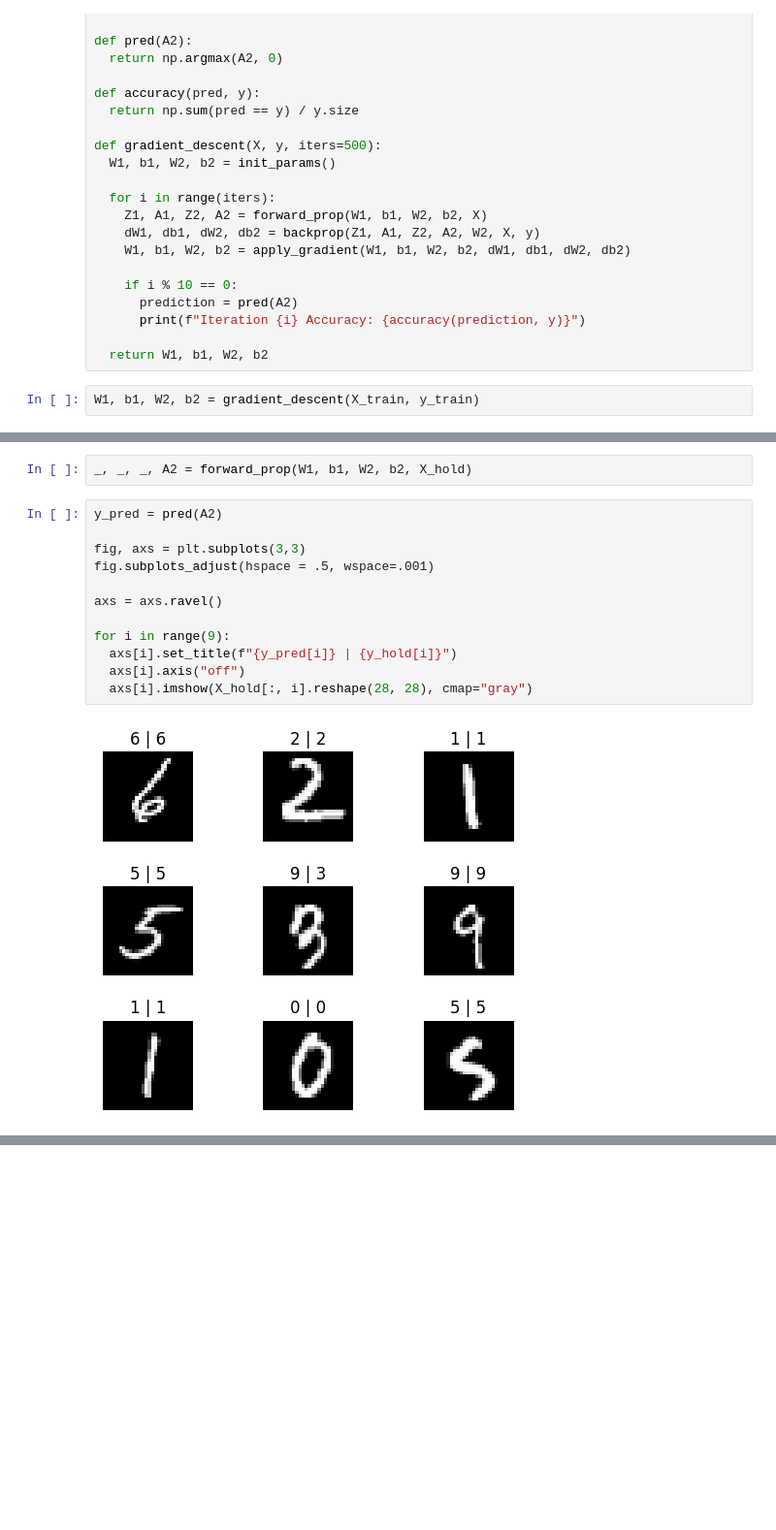
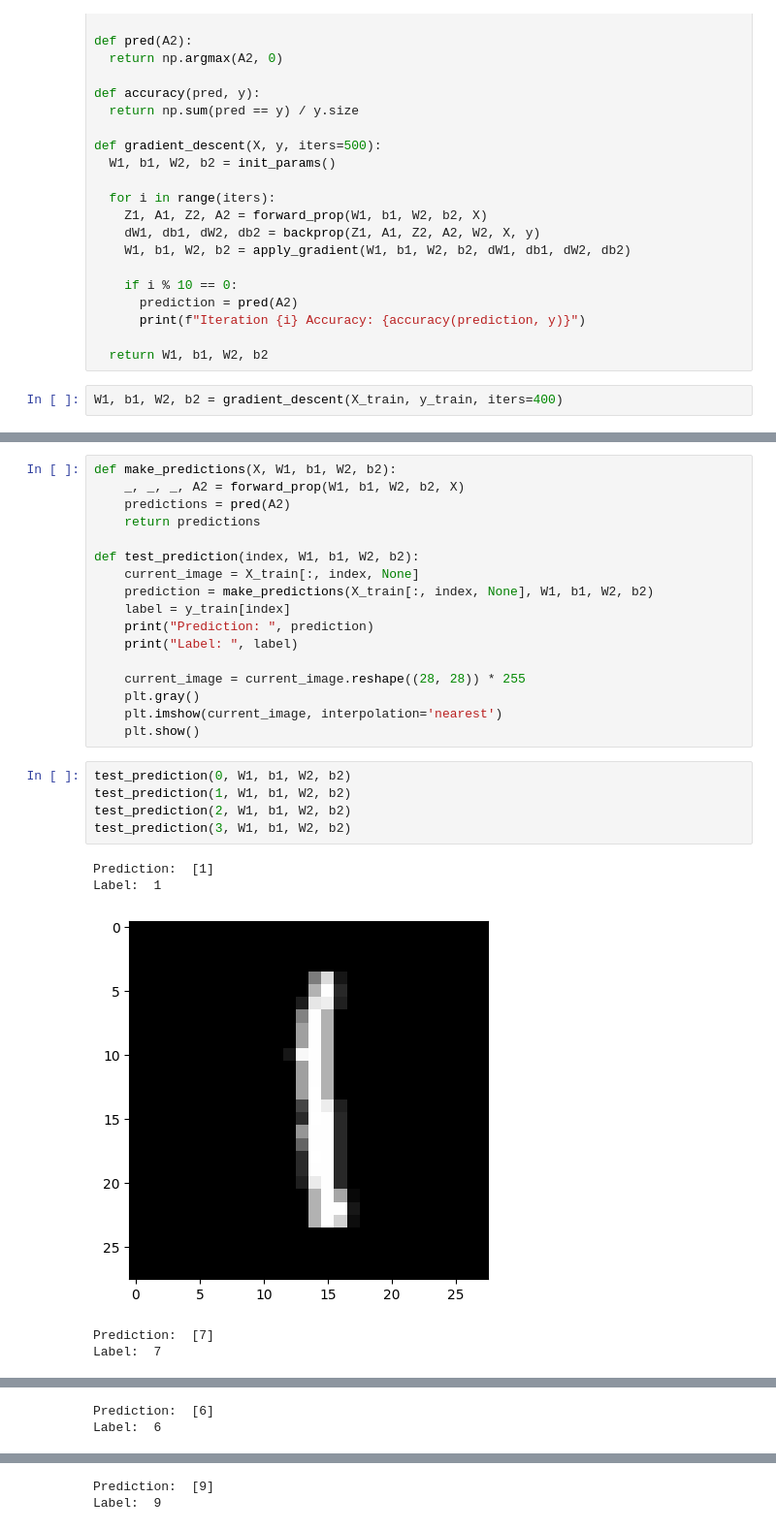
Before and after one commit to Venchislaw/LearningAI, a Jupyter notebook: Experiments/MNIST from scratch/Neural_Network_from_scratch.ipynb, the cells around one changed output, grey strips where cells are left out. Shown: that part at 97% size. Drawn from its saved outputs; the diff is of its cells as text; blank space fills up the shorter version.

```diff
--- a/Experiments/MNIST from scratch/Neural_Network_from_scratch.ipynb
+++ b/Experiments/MNIST from scratch/Neural_Network_from_scratch.ipynb
@@ -120,5 +120,5 @@ def gradient_descent(X, y, iters=500):
 
   return W1, b1, W2, b2
 # %%
-W1, b1, W2, b2 = gradient_descent(X_train, y_train)
+W1, b1, W2, b2 = gradient_descent(X_train, y_train, iters=400)
 # %% [output]
@@ -142,16 +142,28 @@ Iteration 490 Accuracy: 0.8224390243902439
-# %%
-_, _, _, A2 = forward_prop(W1, b1, W2, b2, X_hold)
-# %%
-y_pred = pred(A2)
-
-fig, axs = plt.subplots(3,3)
-fig.subplots_adjust(hspace = .5, wspace=.001)
-
-axs = axs.ravel()
-
-for i in range(9):
-  axs[i].set_title(f"{y_pred[i]} | {y_hold[i]}")
-  axs[i].axis("off")
-  axs[i].imshow(X_hold[:, i].reshape(28, 28), cmap="gray")
-# %% [output]
-[figure, removed]
+# %%
+def make_predictions(X, W1, b1, W2, b2):
+    _, _, _, A2 = forward_prop(W1, b1, W2, b2, X)
+    predictions = pred(A2)
+    return predictions
+
+def test_prediction(index, W1, b1, W2, b2):
+    current_image = X_train[:, index, None]
+    prediction = make_predictions(X_train[:, index, None], W1, b1, W2, b2)
+    label = y_train[index]
+    print("Prediction: ", prediction)
+    print("Label: ", label)
+
+    current_image = current_image.reshape((28, 28)) * 255
+    plt.gray()
+    plt.imshow(current_image, interpolation='nearest')
+    plt.show()
+# %%
+test_prediction(0, W1, b1, W2, b2)
+test_prediction(1, W1, b1, W2, b2)
+test_prediction(2, W1, b1, W2, b2)
+test_prediction(3, W1, b1, W2, b2)
+# %% [output]
+Prediction:  [1]
+Label:  1
+[figure, added]
+Prediction:  [7]
+Label:  7
@@ -157,0 +171,2 @@ for i in range(9):
+Prediction:  [6]
+Label:  6
@@ -157,0 +174,2 @@ for i in range(9):
+Prediction:  [9]
+Label:  9
```
Also changed, not shown: parts of 3 cells of this notebook.
